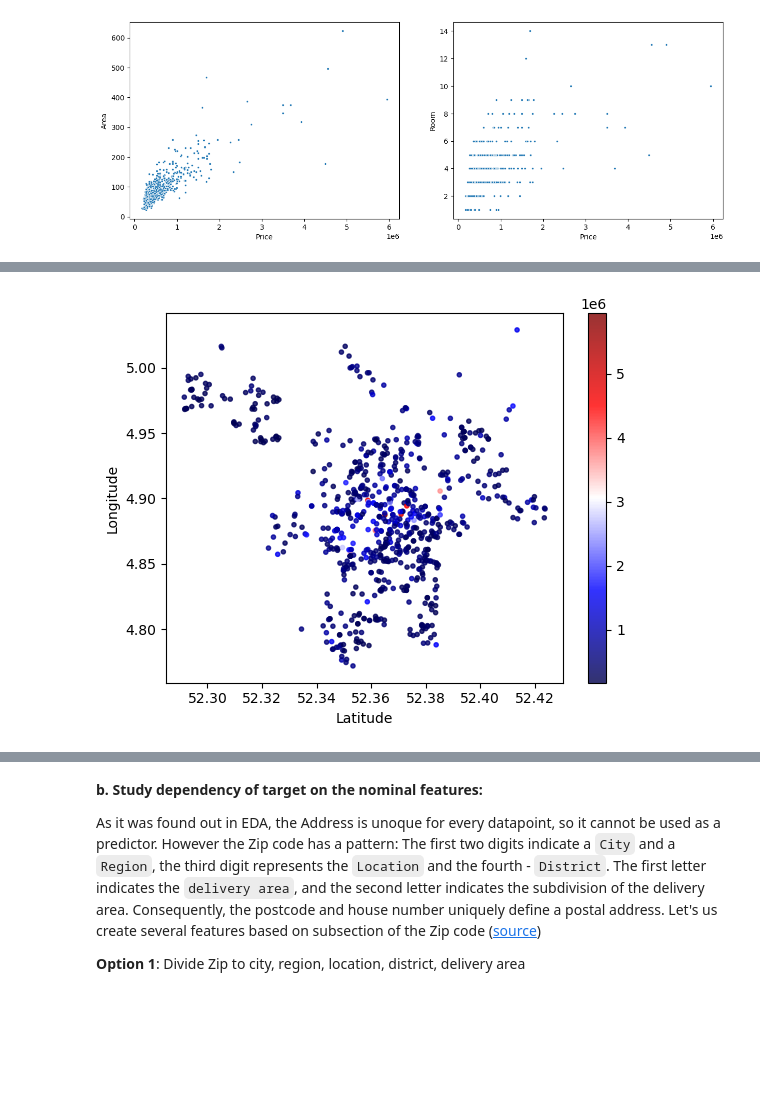
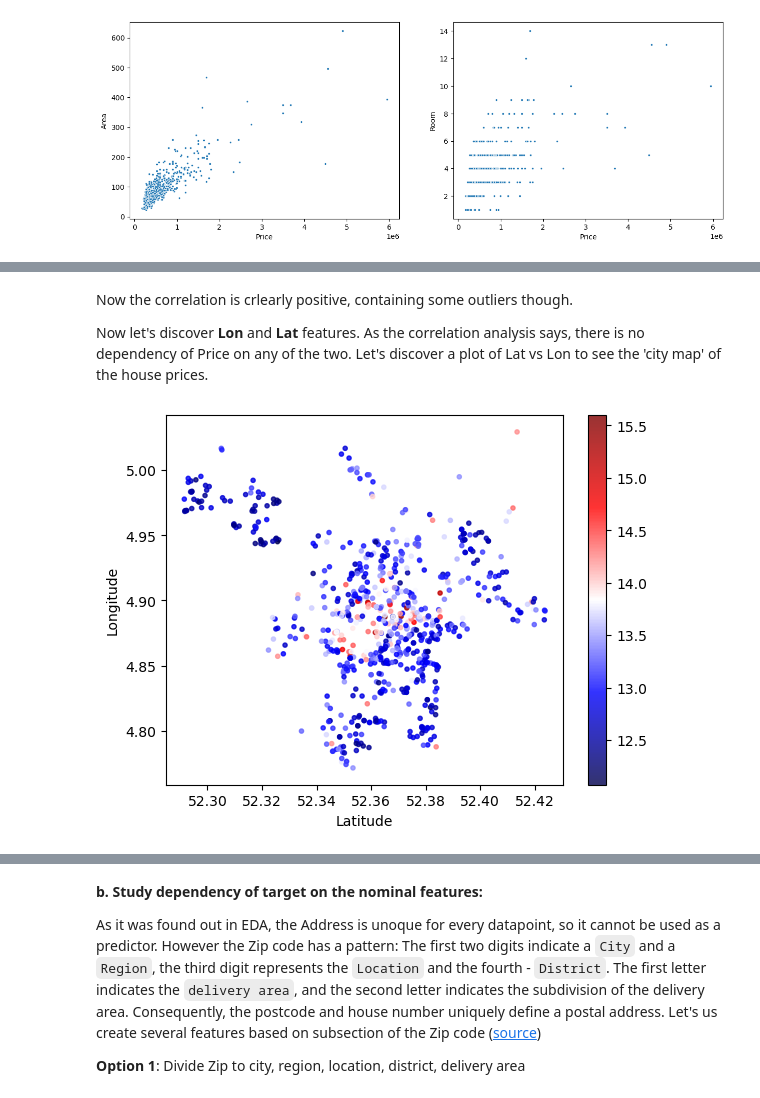
Before and after one commit to nadiia-duiunova/House_price, a Jupyter notebook: Stat inference.ipynb, the cells around one changed output, grey strips where cells are left out. Drawn from its saved outputs; the diff is of its cells as text; code cells hidden in the pictures; blank space fills up the shorter version.

```diff
--- a/Stat inference.ipynb
+++ b/Stat inference.ipynb
@@ -282,0 +287,10 @@ for count, feature in enumerate(['Area', 'Room']):
+# %%
+data['log_Price'] = np.log(data['Price'])
+data_info.loc['log_Price', 'data_type'] = 'continuous'
+data_info.loc['log_Price', 'missing values'] = 0
+
+data['log_Area'] = np.log(data['Area'])
+data_info.loc['log_Area', 'data_type'] = 'continuous'
+data_info.loc['log_Area', 'missing values'] = 0
+
+sns.scatterplot(data = data, x = 'log_Price', y = 'log_Area', marker='.')
@@ -283,12 +300,16 @@ for count, feature in enumerate(['Area', 'Room']):
+# %% [markdown]
+Now the correlation is crlearly positive, containing some outliers though.
+
+Now let's discover **Lon** and **Lat** features. As the correlation analysis says, there is no dependency of Price on any of the two. Let's discover a plot of Lat vs Lon to see the 'city map' of the house prices.
 # %%
 # plot longitude vs latitude and hue by price
-plt.scatter(data['Lat'], data['Lon'], alpha = .8, c = data['Price'], cmap = 'seismic', marker='.')
+plt.scatter(data['Lat'], data['Lon'], alpha = .8, c = data['log_Price'], cmap = 'seismic', marker='.')
 
 plt.xlabel('Latitude')
 plt.ylabel('Longitude')
 cbar = plt.colorbar()
 # %% [output]
-[figure, old version]
+[figure, new version]
 # %% [markdown]
 This plot is more informative: the darkest points are mostly located on the outskirts and **central** ones are more **expencive**.
 
```
Also changed, not shown: parts of 42 cells of this notebook.
